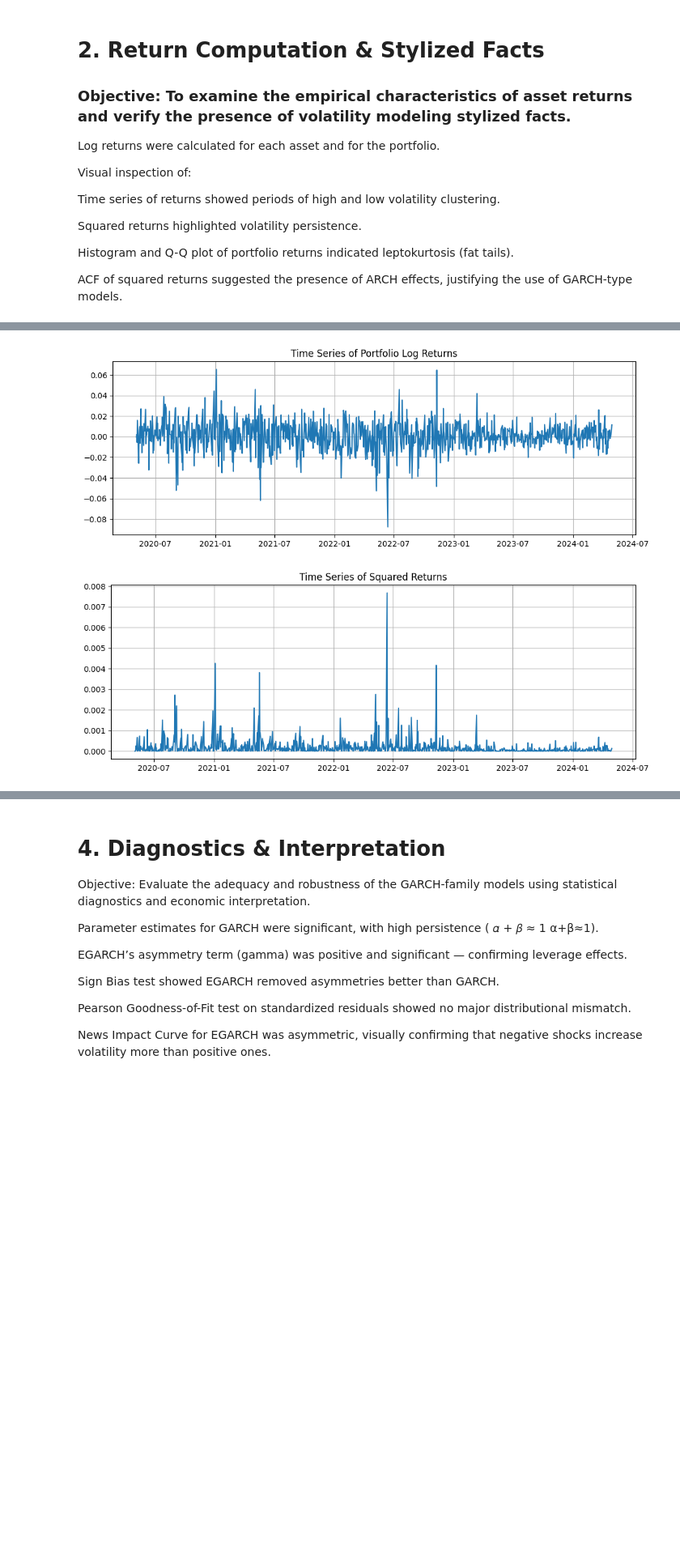
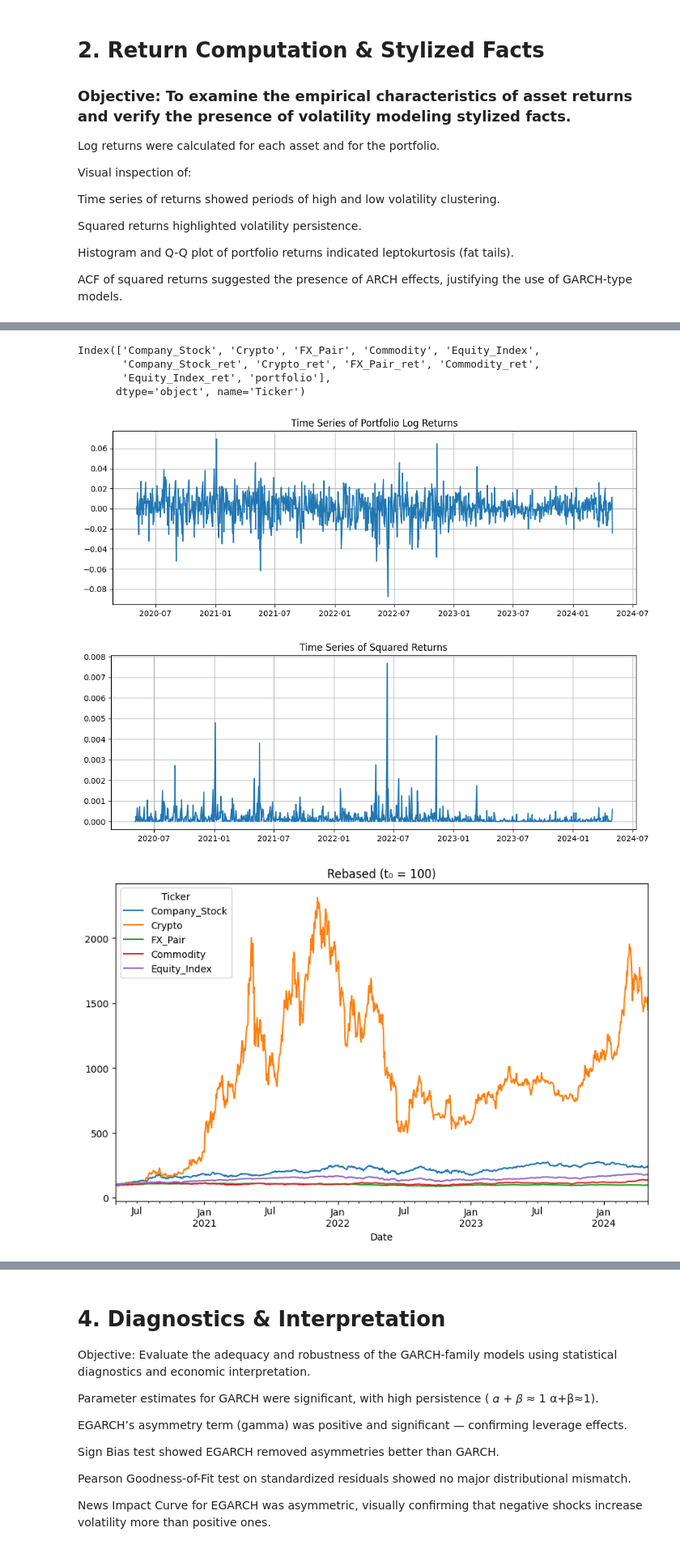
Before and after one commit to Shahahaha11/TSA_project, a Jupyter notebook: TSA_Project.ipynb, the cells around one changed output, grey strips where cells are left out. Shown at 81% size. Cells and saved outputs as stored; diff of their text form; code cells hidden in the pictures; blank space fills up the shorter version.

```diff
--- a/TSA_Project.ipynb
+++ b/TSA_Project.ipynb
@@ -146,0 +89,13 @@ log_returns['Portfolio'] = log_returns.dot(np.repeat(0.2, 5))
+# %%
+def portfolio_return(df):
+    assets = ['Company_Stock_ret', 'Crypto_ret', 'FX_Pair_ret', 'Commodity_ret', 'Equity_Index_ret']
+    weight = 1 / len(assets)
+    df['portfolio'] = df[assets].mul(weight).sum(axis=1)
+    return df
+df = portfolio_return(prices)
+df.columns
+# %% [output]
+Index(['Company_Stock', 'Crypto', 'FX_Pair', 'Commodity', 'Equity_Index',
+       'Company_Stock_ret', 'Crypto_ret', 'FX_Pair_ret', 'Commodity_ret',
+       'Equity_Index_ret', 'portfolio'],
+      dtype='object', name='Ticker')
@@ -147,18 +105,25 @@ log_returns['Portfolio'] = log_returns.dot(np.repeat(0.2, 5))
 # %%
 # Plot time series of returns
 plt.figure(figsize=(12, 4))
-plt.plot(log_returns['Portfolio'])
+plt.plot(train['portfolio'])
 plt.title('Time Series of Portfolio Log Returns')
 plt.grid(True)
 plt.show()
 # %% [output]
-[figure, old version]
+[figure, new version]
 # %%
 # Plot squared returns
 plt.figure(figsize=(12, 4))
-plt.plot(log_returns['Portfolio'] ** 2)
+plt.plot(train['portfolio'] ** 2)
 plt.title('Time Series of Squared Returns')
 plt.grid(True)
 plt.show()
 # %% [output]
-[figure, old version]
+[figure, new version]
+# %%
+cols = ['Company_Stock', 'Crypto', 'FX_Pair', 'Commodity', 'Equity_Index']
+
+train[cols].div(train[cols].iloc[0]).mul(100).plot(figsize=(10, 6), title="Rebased (t₀ = 100)")
+plt.show()
+# %% [output]
+[figure, added]
```
Also changed, not shown: parts of 52 cells of this notebook, 3 other files.
